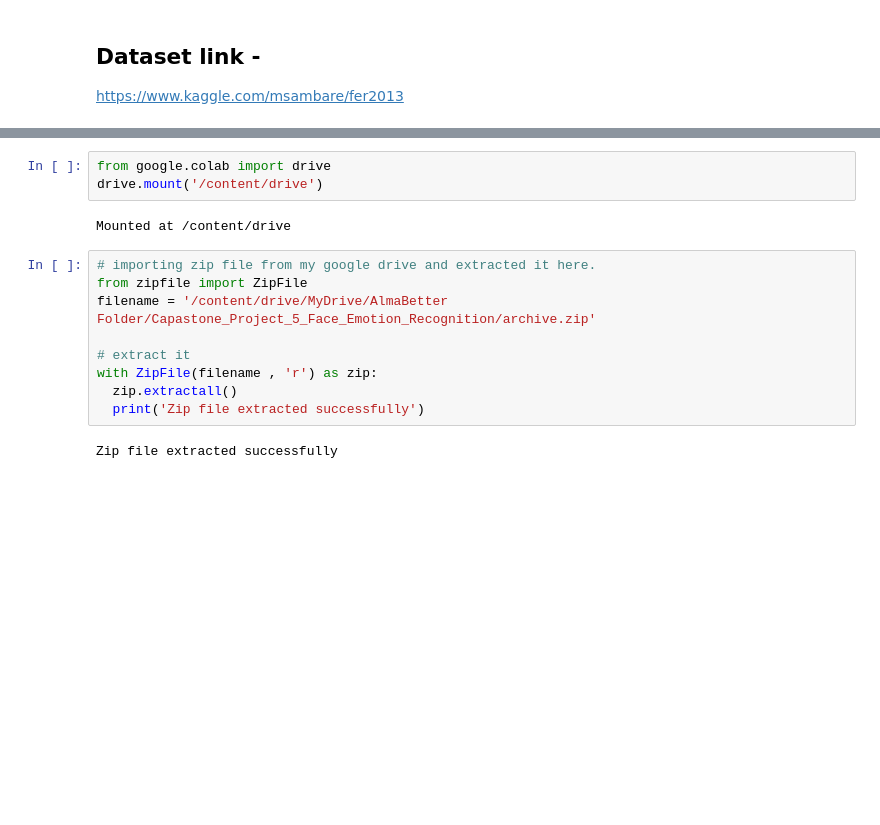
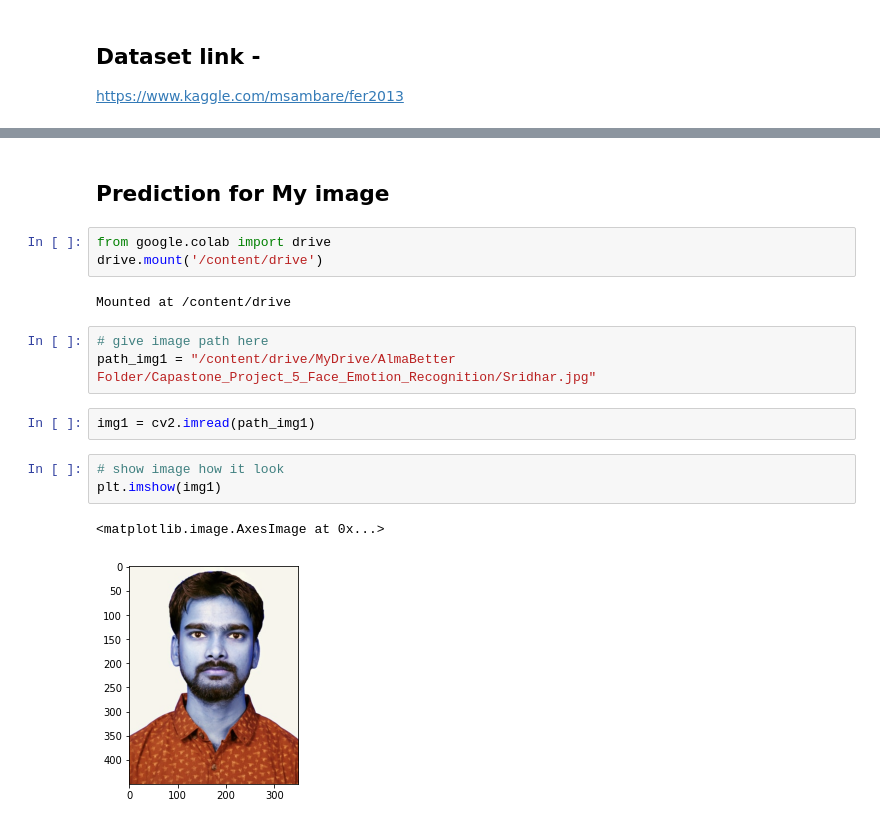
Before and after one commit to CodeWithSridhar/Live-Class-Monitoring-System-Face-Emotion-Recognition-, a Jupyter notebook: Live_Class_Monitoring_System(Face_Emotion_Recognition).ipynb, the cells around one changed output, grey strips where cells are left out. Saved outputs shown, nothing was run; the diff lists cells and outputs as text; blank space fills up the shorter version.

```diff
--- a/Live_Class_Monitoring_System(Face_Emotion_Recognition).ipynb
+++ b/Live_Class_Monitoring_System(Face_Emotion_Recognition).ipynb
@@ -108,16 +105,18 @@ Tensorflow version: 2.7.0
+# %% [markdown]
+## **Prediction for My image**
 # %%
 from google.colab import drive
 drive.mount('/content/drive')
 # %% [output]
 Mounted at /content/drive
-# %%
-# importing zip file from my google drive and extracted it here.
-from zipfile import ZipFile
-filename = '/content/drive/MyDrive/AlmaBetter Folder/Capastone_Project_5_Face_Emotion_Recognition/archive.zip'
-
-# extract it
-with ZipFile(filename , 'r') as zip:
-  zip.extractall()
-  print('Zip file extracted successfully')
-# %% [output]
-Zip file extracted successfully
+# %%
+# give image path here
+path_img1 = "/content/drive/MyDrive/AlmaBetter Folder/Capastone_Project_5_Face_Emotion_Recognition/Sridhar.jpg"
+# %%
+img1 = cv2.imread(path_img1)
+# %%
+# show image how it look
+plt.imshow(img1)
+# %% [output]
+<matplotlib.image.AxesImage at 0x...>
+[figure, added]
```
Also changed, not shown: parts of 13 cells of this notebook.
